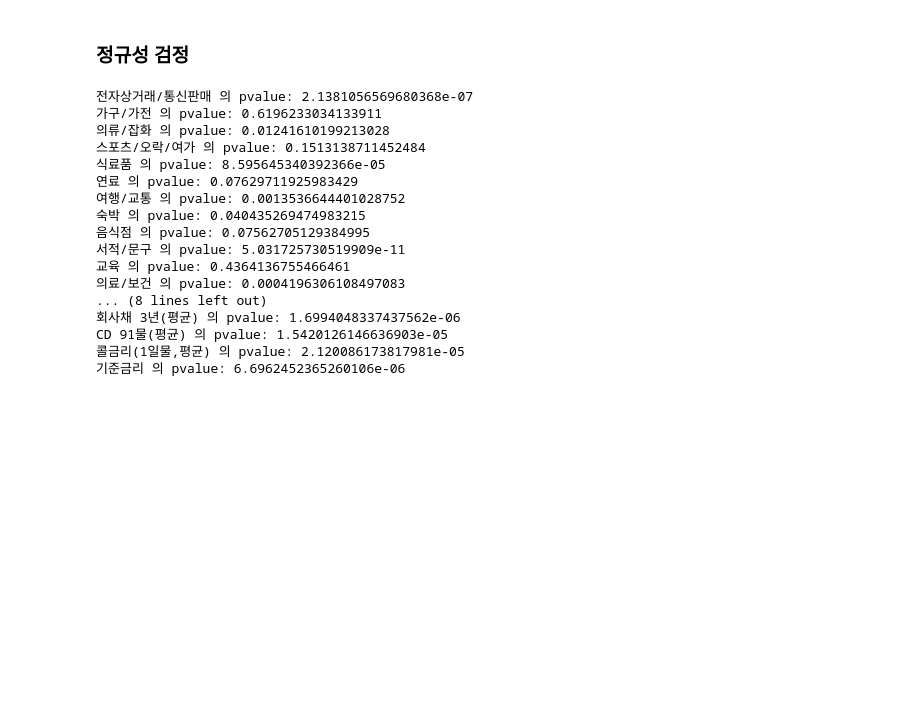
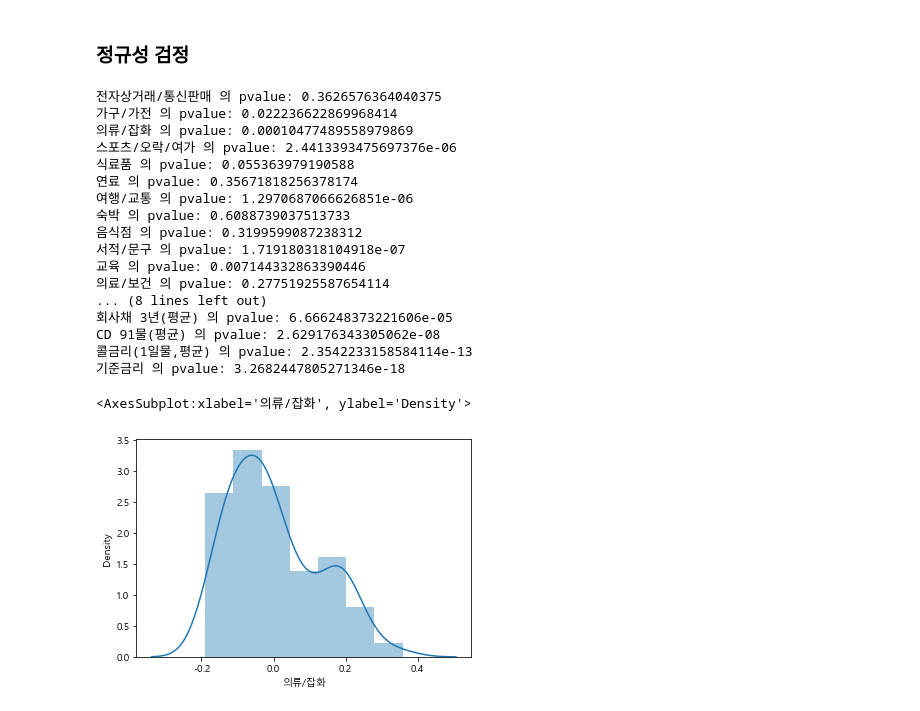
Before and after one commit to jkim0313/project1_dajopay, a Jupyter notebook: indexes.ipynb, the cells around one changed output. Saved outputs shown, nothing was run; the diff lists cells and outputs as text; code cells hidden in the pictures; blank space fills up the shorter version.

```diff
--- a/indexes.ipynb
+++ b/indexes.ipynb
@@ -307,22 +307,27 @@ def shap_pct(df_name):
             shapiro_test = shapiro(df_name[j])
             print(j, "의 pvalue:", shapiro_test.pvalue)
 # %%
-shap_pct(category_df)
+shap_pct(df)
 # %% [output]
-전자상거래/통신판매 의 pvalue: 2.1381056569680368e-07
-가구/가전 의 pvalue: 0.6196233034133911
-의류/잡화 의 pvalue: 0.01241610199213028
-스포츠/오락/여가 의 pvalue: 0.1513138711452484
-식료품 의 pvalue: 8.595645340392366e-05
-연료 의 pvalue: 0.07629711925983429
-여행/교통 의 pvalue: 0.0013536644401028752
-숙박 의 pvalue: 0.040435269474983215
-음식점 의 pvalue: 0.07562705129384995
-서적/문구 의 pvalue: 5.031725730519909e-11
-교육 의 pvalue: 0.4364136755466461
-의료/보건 의 pvalue: 0.0004196306108497083
+전자상거래/통신판매 의 pvalue: 0.3626576364040375
+가구/가전 의 pvalue: 0.022236622869968414
+의류/잡화 의 pvalue: 0.00010477489558979869
+스포츠/오락/여가 의 pvalue: 2.4413393475697376e-06
+식료품 의 pvalue: 0.055363979190588
+연료 의 pvalue: 0.35671818256378174
+여행/교통 의 pvalue: 1.2970687066626851e-06
+숙박 의 pvalue: 0.6088739037513733
+음식점 의 pvalue: 0.3199599087238312
+서적/문구 의 pvalue: 1.719180318104918e-07
+교육 의 pvalue: 0.007144332863390446
+의료/보건 의 pvalue: 0.27751925587654114
 ... (8 lines left out)
-회사채 3년(평균) 의 pvalue: 1.6994048337437562e-06
-CD 91물(평균) 의 pvalue: 1.5420126146636903e-05
-콜금리(1일물,평균) 의 pvalue: 2.120086173817981e-05
-기준금리 의 pvalue: 6.6962452365260106e-06
+회사채 3년(평균) 의 pvalue: 6.666248373221606e-05
+CD 91물(평균) 의 pvalue: 2.629176343305062e-08
+콜금리(1일물,평균) 의 pvalue: 2.3542233158584114e-13
+기준금리 의 pvalue: 3.2682447805271346e-18
+# %%
+sns.distplot(df["의류/잡화"])
+# %% [output]
+<AxesSubplot:xlabel='의류/잡화', ylabel='Density'>
+[figure, added]
```
